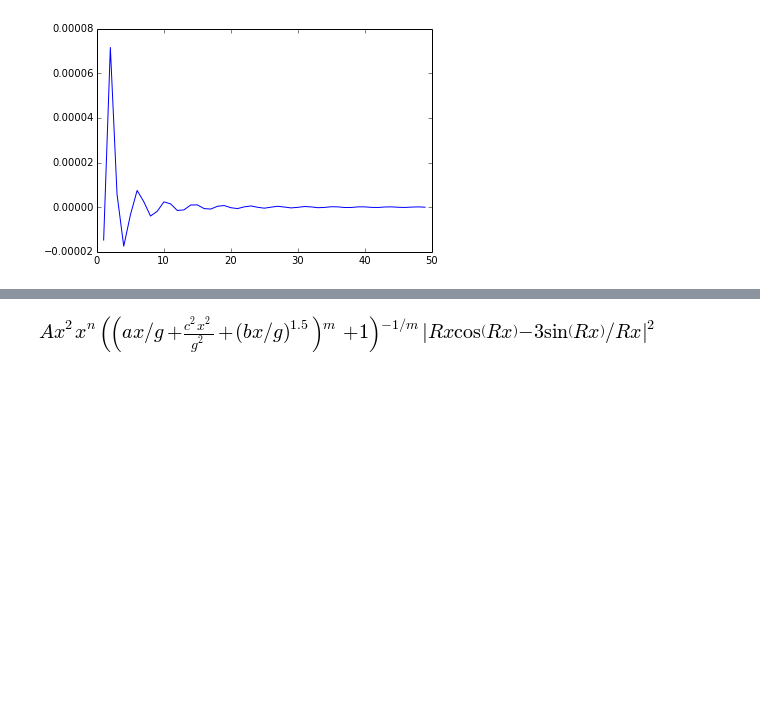
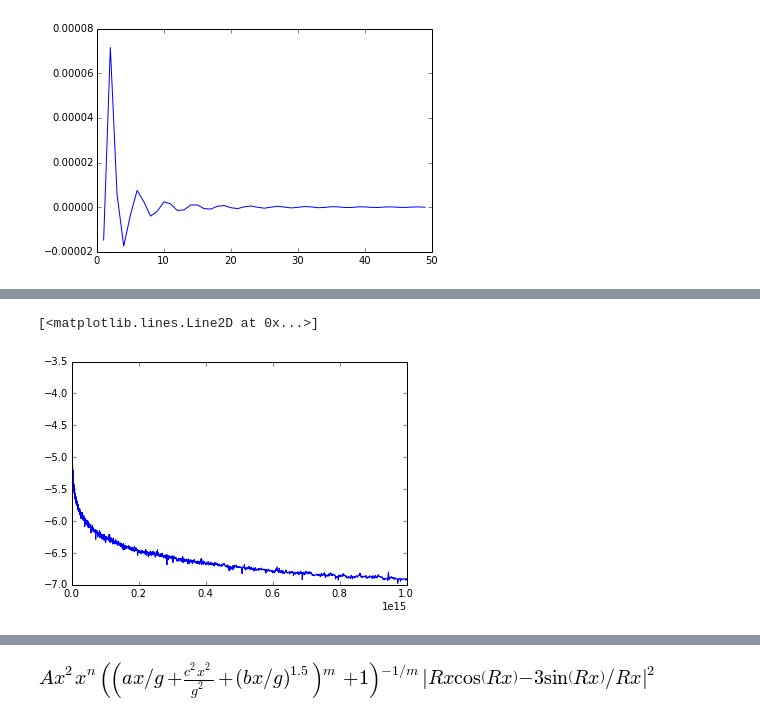
Before and after one commit to flgomezc/AndeanCosmoSchool2015, a Jupyter notebook: Mass-Function/code/PS_mass_function.ipynb, the cells around one changed output, grey strips where cells are left out. Drawn from its saved outputs; the diff is of its cells as text; code cells hidden in the pictures; blank space fills up the shorter version.

```diff
--- a/Mass-Function/code/PS_mass_function.ipynb
+++ b/Mass-Function/code/PS_mass_function.ipynb
@@ -81,0 +119,8 @@ TypeError: sigma() takes exactly 2 arguments (1 given)
+# %%
+#index = where(M == nan)
+#M1 = M(index)
+#sigmafunc1 = sigmafunc(index)
+plot(M, sigmafunc)
+# %% [output]
+[<matplotlib.lines.Line2D at 0x...>]
+[figure, added]
```
Also changed, not shown: parts of 15 cells of this notebook.
